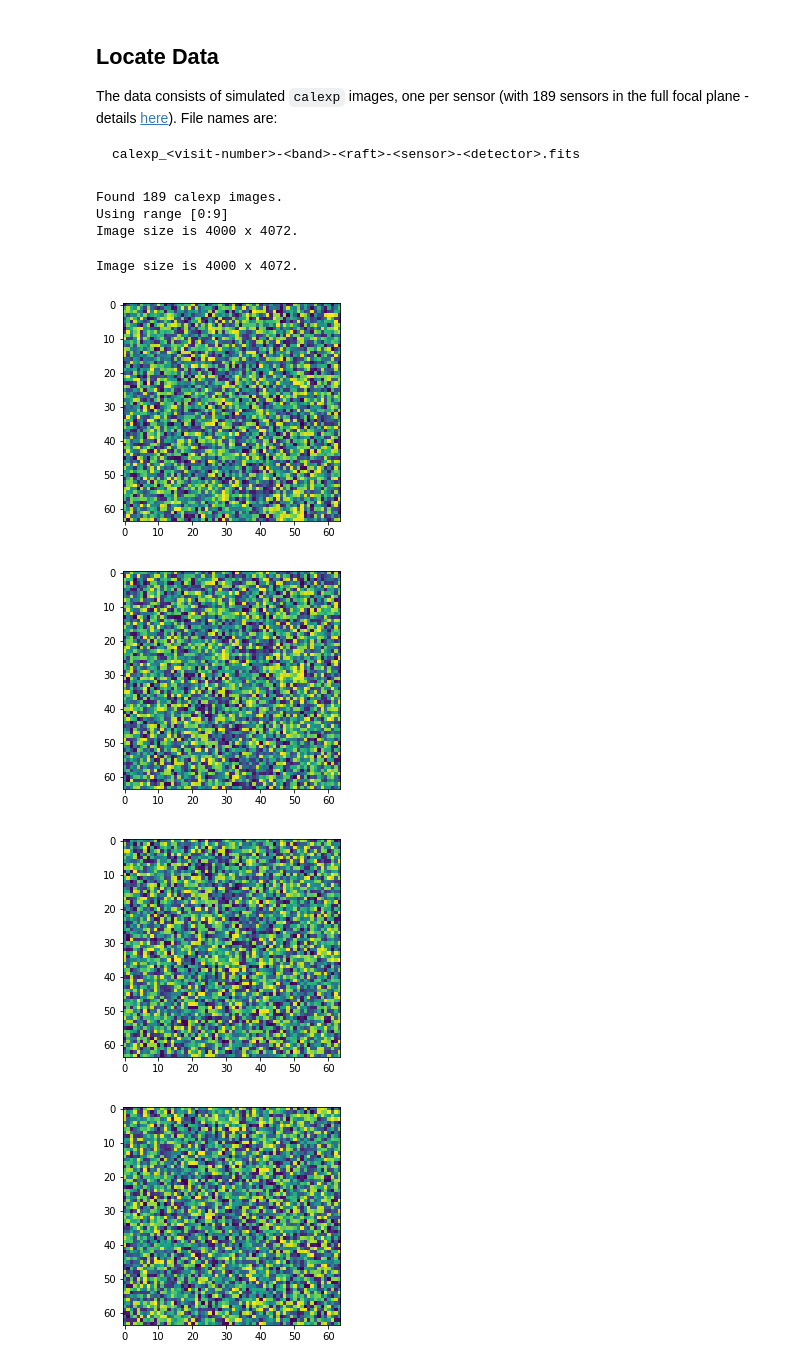
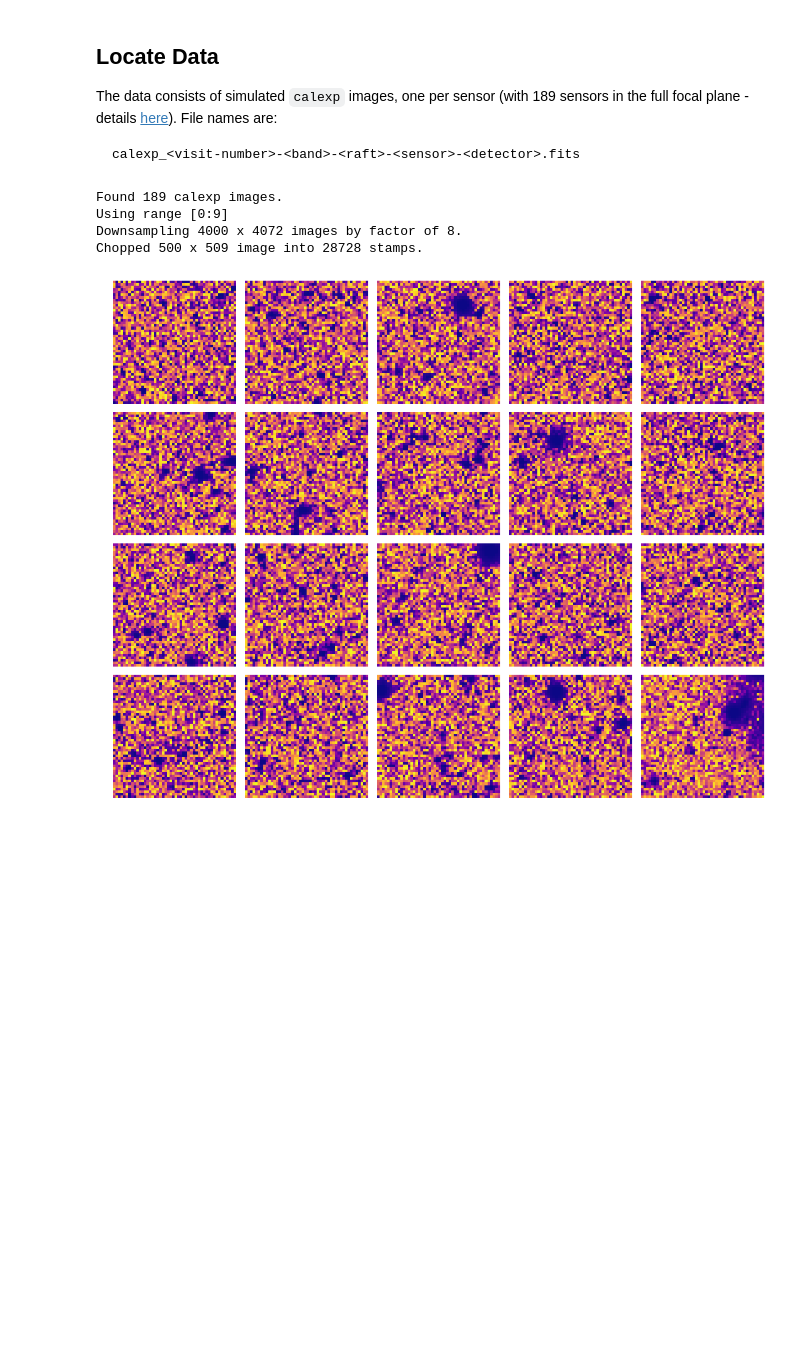
Before and after one commit to dkirkby/DC2, a Jupyter notebook: Playground.ipynb, the cells around one changed output. Drawn from its saved outputs; the diff is of its cells as text; code cells hidden in the pictures; blank space fills up the shorter version.

```diff
--- a/Playground.ipynb
+++ b/Playground.ipynb
@@ -13,0 +36,11 @@ import fitsio
+# %%
+def downsample(data, ivar, downsampling):
+    """Downsample an image by the specified integer factor using ivar weights.
+    """
+    downsampling = int(downsampling)
+    assert downsampling > 0, 'Expected downsampling > 0.'
+    data = block_view(ivar * data, (downsampling, downsampling)).sum(axis=(2, 3))
+    ivar = block_view(ivar, (downsampling, downsampling)).sum(axis=(2, 3))
+    valid = ivar > 0
+    data[valid] /= ivar[valid]
+    return data, ivar
@@ -22,7 +74,7 @@ calexp_<visit-number>-<band>-<raft>-<sensor>-<detector>.fits
 class CalExpData(torch.utils.data.Dataset):
     """Wrapper for a directory containing a full focal plane of CalExps.
     """
-    def __init__(self, path, stamp_size=48, stride=1, frac_lo=0., frac_hi=1., seed=123):
+    def __init__(self, path, downsampling=16, stamp_size=24, stride=8, frac_lo=0., frac_hi=1., seed=123):
         self.path = pathlib.Path(path)
         assert self.path.exists()
         all_files = list(map(str, self.path.glob('*/calexp_*.fits')))
@@ -39,12 +91,15 @@ class CalExpData(torch.utils.data.Dataset):
         num_files = len(self.files)
         # Load images into memory.
         for i, filename in enumerate(self.files):
+            data = fitsio.read(filename, ext=1)
+            ivar = fitsio.read(filename, ext=3)
             if i == 0:
-                data = fitsio.read(filename, ext=1)
-                self.flux = np.empty((num_files,) + data.shape, data.dtype)
-                self.flux[0] = data
-            else:
-                self.flux[i] = fitsio.read(filename, ext=1)
+                nx, ny = data.shape
+                print(f'Downsampling {nx} x {ny} images by factor of {downsampling}.')
+                self.flux = np.empty((num_files, nx // downsampling, ny // downsampling), data.dtype)
+            if downsampling > 1:
+                data, ivar = downsample(data, ivar, downsampling)
+            self.flux[i] = data
         self.init_stamps(stamp_size, stride)
 
     def init_stamps(self, stamp_size, stride):
@@ -52,10 +107,10 @@ class CalExpData(torch.utils.data.Dataset):
         self.stamp_size = stamp_size
         # Determine the number of stamps available.
         nx, ny = self.flux.shape[1:]
-        print(f'Image size is {nx} x {ny}.')
         self.nx_offsets = (nx - stamp_size) // stride
         self.ny_offsets = (ny - stamp_size) // stride
         self.num_stamps = len(self.files) * self.nx_offsets * self.ny_offsets
+        print(f'Chopped {nx} x {ny} image into {self.num_stamps} stamps.')
 
     def __len__(self):
         return self.num_stamps
@@ -67,14 +122,11 @@ class CalExpData(torch.utils.data.Dataset):
         y_offset = (offsets_idx // self.ny_offsets) * self.stride
         return self.flux[image_idx, x_offset:x_offset + self.stamp_size, y_offset:y_offset + self.stamp_size]
 # %%
-train_data = CalExpData('/media/data1/DESC/DC2/00006854-i', frac_hi=0.05, stride=8)
+train_data = CalExpData('/media/data1/DESC/DC2/00006854-i', frac_hi=0.05, stride=8, downsampling=8, stamp_size=48)
 # %% [output]
 Found 189 calexp images.
 Using range [0:9]
-Image size is 4000 x 4072.
+Downsampling 4000 x 4072 images by factor of 8.
+Chopped 500 x 509 image into 28728 stamps.
-# %%
-train_data.init_stamps(stamp_size=64, stride=32)
-# %% [output]
-Image size is 4000 x 4072.
 # %%
-train_loader = torch.utils.data.DataLoader(train_data, batch_size=4)
+train_loader = torch.utils.data.DataLoader(train_data, batch_size=20, shuffle=True)
@@ -100,11 +133,10 @@ def equalize(A, clip_percent=1):
 # %%
 for i, batch in enumerate(train_loader):
-    for img in batch.numpy():
-        plt.imshow(equalize(img), interpolation='none')
-        plt.show()
+    fig, axes = plt.subplots(4, 5, sharex=True, sharey=True, figsize=(15, 12))
+    for img, ax in zip(batch.numpy(), axes.reshape(-1)):
+        ax.imshow(equalize(img), interpolation='none', cmap='plasma_r')
+        ax.axis('off')
+    plt.tight_layout()
     break
 # %% [output]
-[figure, old version]
+[figure, new version]
-[figure, removed]
-[figure, removed]
-[figure, removed]
```
Also changed, not shown: parts of 5 cells of this notebook.
